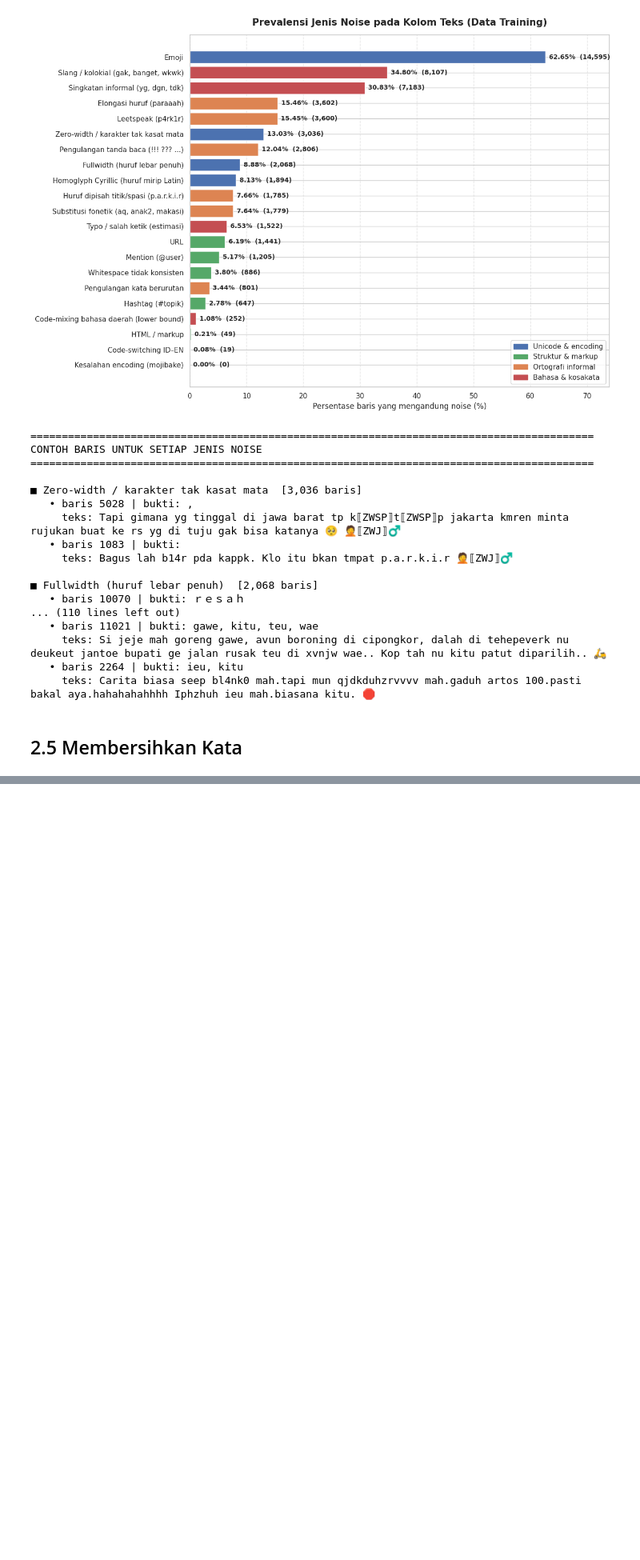
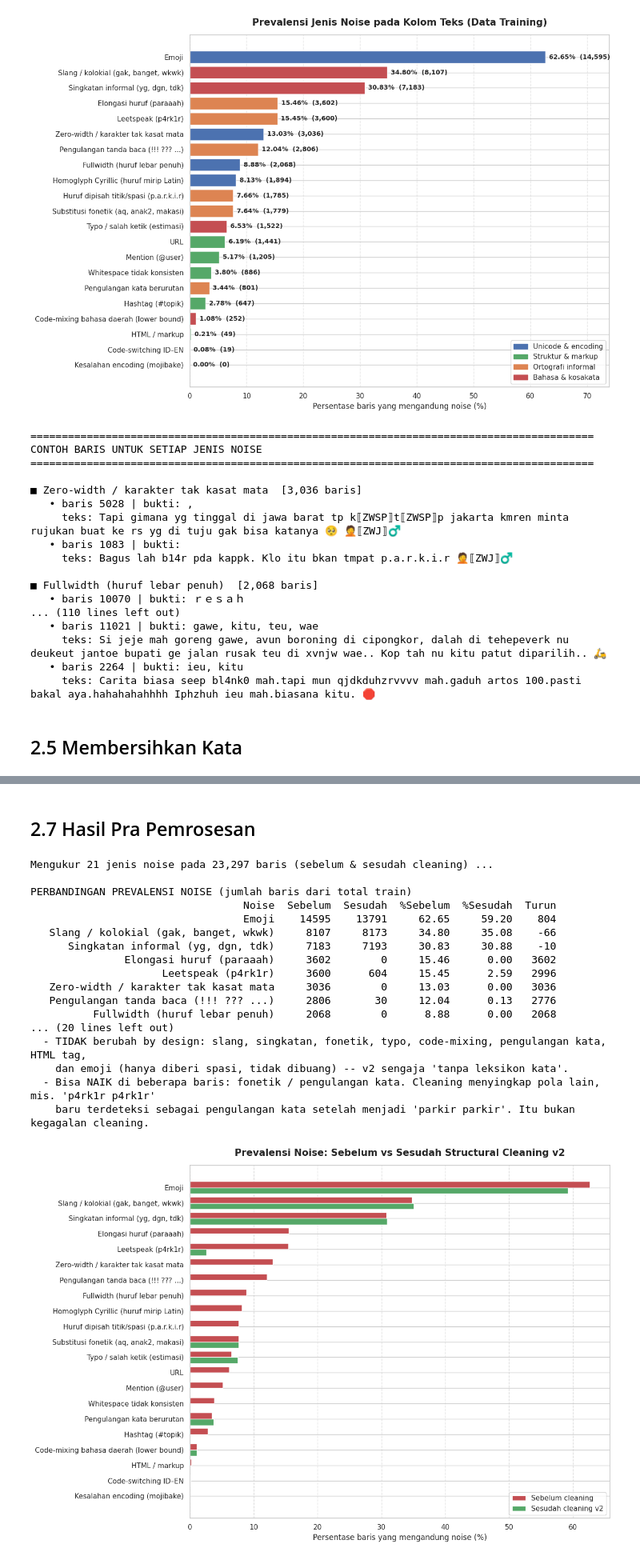
Before and after one commit to EaganKyoji/AI-project, a Jupyter notebook: action-unesa.ipynb, the cells around one changed output, grey strips where cells are left out. Shown at 80% size. Saved outputs shown, nothing was run; the diff lists cells and outputs as text; code cells hidden in the pictures; blank space fills up the shorter version.

```diff
--- a/action-unesa.ipynb
+++ b/action-unesa.ipynb
@@ -782,0 +868,78 @@ FULL tanpa emoji_sep             0.9270
+# %% [markdown]
+## 2.7 Hasil Pra Pemrosesan
+# %%
+def measure_noise(texts):
+    """Jalankan 21 detektor (NOISES, sel 2.4) pada kumpulan teks -> dict {nama noise: jumlah baris}."""
+    global raw, base_tokens, alpha_tokens
+    saved = (raw, base_tokens, alpha_tokens)
+    try:
+        raw = pd.Series(list(texts), dtype=object).astype(str)           # indeks 0..n-1 (detektor pakai .iat)
+        base_tokens  = [tokenization(s) for s in raw]
+        alpha_tokens = [[t for t in toks if t.isalpha()] for toks in base_tokens]
+        return {name: sum(1 for i in range(len(raw)) if len(fn(i)) > 0) for name, grp, fn in NOISES}
+    finally:
+        raw, base_tokens, alpha_tokens = saved                            # kembalikan state sel 2.4
+
+n_rows = len(train_df)
+print(f"Mengukur {len(NOISES)} jenis noise pada {n_rows:,} baris (sebelum & sesudah cleaning) ...")
+cnt_before = measure_noise(train_df['Teks'].fillna('').astype(str))
+cnt_after  = measure_noise(train_df['clean_teks'])
+
+noise_cmp = pd.DataFrame({
+    'Noise':    [n for n, g, f in NOISES],
+    'Kelompok': [g for n, g, f in NOISES],
+    'Sebelum':  [cnt_before[n] for n, g, f in NOISES],
+    'Sesudah':  [cnt_after[n]  for n, g, f in NOISES],
+})
+noise_cmp['%Sebelum'] = (noise_cmp['Sebelum'] / n_rows * 100).round(2)
+noise_cmp['%Sesudah'] = (noise_cmp['Sesudah'] / n_rows * 100).round(2)
+noise_cmp['Turun']    = noise_cmp['Sebelum'] - noise_cmp['Sesudah']
+noise_cmp = noise_cmp.sort_values('%Sebelum', ascending=False).reset_index(drop=True)
+
+print("\nPERBANDINGAN PREVALENSI NOISE (jumlah baris dari total train)")
+print(noise_cmp[['Noise', 'Sebelum', 'Sesudah', '%Sebelum', '%Sesudah', 'Turun']].to_string(index=False))
+
+if 'noise_df' in globals():      # sanity: kolom 'Sebelum' harus sama dengan tabel sel 2.4
+    ref = dict(zip(noise_df['Noise'], noise_df['Jumlah_Baris']))
+    same = all(ref.get(n) == cnt_before[n] for n in cnt_before)
+    print("\nKolom 'Sebelum' identik dengan tabel sel 2.4:", "YA" if same else "TIDAK (sel 2.4 dijalankan pada data lain?)")
+
+print("\nCatatan membaca tabel:")
+print("  - Seharusnya turun tajam (~0): zero-width, fullwidth, URL, mention, hashtag, whitespace, elongasi, huruf dipisah.")
+print("  - Turun sebagian: homoglyph (huruf di luar tabel pemetaan tetap ada), leetspeak (angka 2,6,8,9 tidak dipetakan),")
+print("    tanda baca ulang (campuran seperti '?!' tidak diringkas).")
+print("  - TIDAK berubah by design: slang, singkatan, fonetik, typo, code-mixing, pengulangan kata, HTML tag,")
+print("    dan emoji (hanya diberi spasi, tidak dibuang) -- v2 sengaja 'tanpa leksikon kata'.")
+print("  - Bisa NAIK di beberapa baris: fonetik / pengulangan kata. Cleaning menyingkap pola lain, mis. 'p4rk1r p4rk1r'")
+print("    baru terdeteksi sebagai pengulangan kata setelah menjadi 'parkir parkir'. Itu bukan kegagalan cleaning.")
+
+# ---------- Diagram sebelum vs sesudah ----------
+plot_df = noise_cmp.iloc[::-1]
+yy = np.arange(len(plot_df))
+fig, ax = plt.subplots(figsize=(13, 9))
+ax.barh(yy + 0.2, plot_df['%Sebelum'], height=0.4, color='#c44e52', label='Sebelum cleaning')
+ax.barh(yy - 0.2, plot_df['%Sesudah'], height=0.4, color='#55a868', label='Sesudah cleaning v2')
+ax.set_yticks(yy); ax.set_yticklabels(plot_df['Noise'])
+ax.set_xlabel('Persentase baris yang mengandung noise (%)', fontsize=12)
+ax.set_title('Prevalensi Noise: Sebelum vs Sesudah Structural Cleaning v2', fontsize=15, fontweight='bold', pad=15)
+ax.grid(axis='x', linestyle='--', alpha=0.6); ax.legend(loc='lower right')
+plt.tight_layout(); plt.show()
+# %% [output]
+Mengukur 21 jenis noise pada 23,297 baris (sebelum & sesudah cleaning) ...
+
+PERBANDINGAN PREVALENSI NOISE (jumlah baris dari total train)
+                                  Noise  Sebelum  Sesudah  %Sebelum  %Sesudah  Turun
+                                  Emoji    14595    13791     62.65     59.20    804
+   Slang / kolokial (gak, banget, wkwk)     8107     8173     34.80     35.08    -66
+      Singkatan informal (yg, dgn, tdk)     7183     7193     30.83     30.88    -10
+               Elongasi huruf (paraaah)     3602        0     15.46      0.00   3602
+                     Leetspeak (p4rk1r)     3600      604     15.45      2.59   2996
+   Zero-width / karakter tak kasat mata     3036        0     13.03      0.00   3036
+   Pengulangan tanda baca (!!! ??? ...)     2806       30     12.04      0.13   2776
+          Fullwidth (huruf lebar penuh)     2068        0      8.88      0.00   2068
+... (20 lines left out)
+  - TIDAK berubah by design: slang, singkatan, fonetik, typo, code-mixing, pengulangan kata, HTML tag,
+    dan emoji (hanya diberi spasi, tidak dibuang) -- v2 sengaja 'tanpa leksikon kata'.
+  - Bisa NAIK di beberapa baris: fonetik / pengulangan kata. Cleaning menyingkap pola lain, mis. 'p4rk1r p4rk1r'
+    baru terdeteksi sebagai pengulangan kata setelah menjadi 'parkir parkir'. Itu bukan kegagalan cleaning.
+[figure, added]
```
Also changed, not shown: parts of 14 cells of this notebook.
